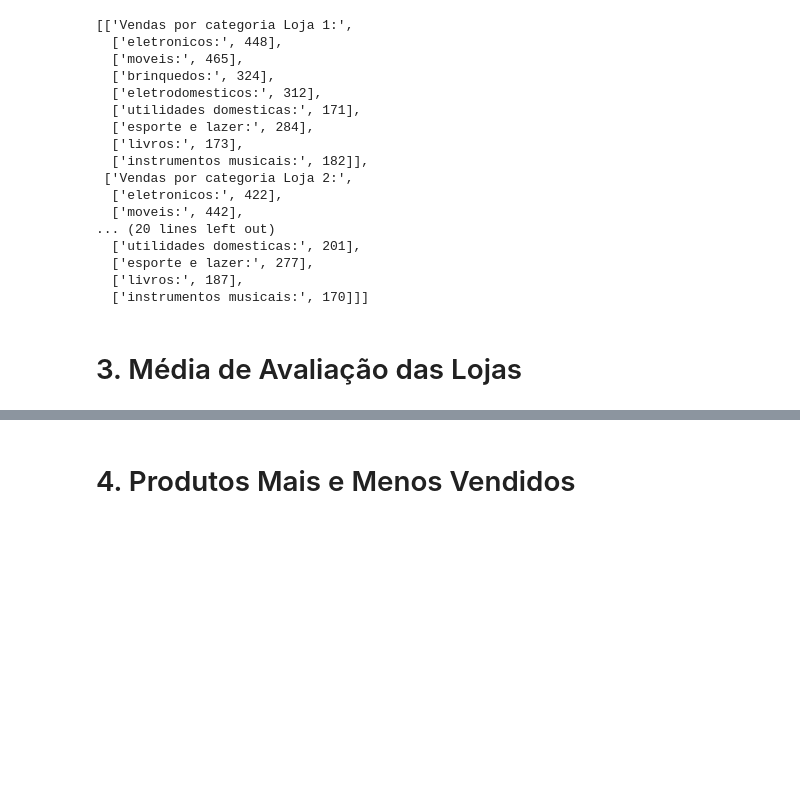
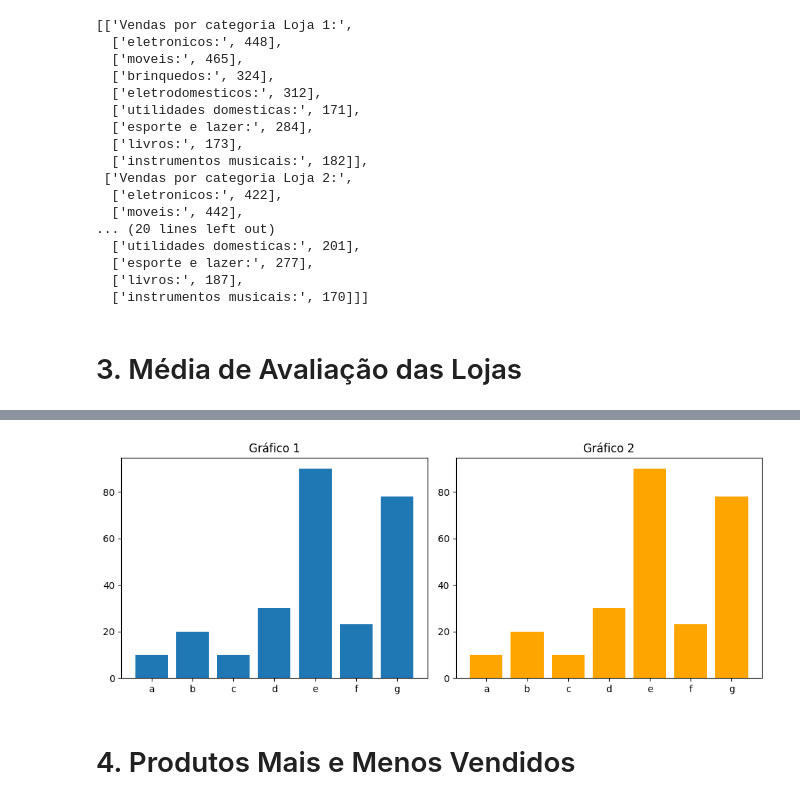
Before and after one commit to Megalonnix/ChallengeAluraStore, a Jupyter notebook: AluraStoreBr.ipynb, the cells around one changed output, grey strips where cells are left out. Cells and saved outputs as stored; diff of their text form; code cells hidden in the pictures; blank space fills up the shorter version.

Commit message:
Aprendendo a produzir gráfico de barras com mais de uma janela. (Construindo protótipo por enquanto).

```diff
--- a/AluraStoreBr.ipynb
+++ b/AluraStoreBr.ipynb
@@ -166,3 +194,24 @@ contagem_Global_Vendas_Por_Categoria
+# %%
+import matplotlib.pyplot as plt
+
+categorias = ['a','b','c','d','e','f','g']
+valores = [10,20,10,30,90,23,78]
+
+# Cria uma figura com 1 linha e 2 colunas de subplots
+fig, axs = plt.subplots(1, 2, figsize=(10, 4))  # figsize controla o tamanho da figura
+
+# Primeiro gráfico
+axs[0].bar(categorias, valores)
+axs[0].set_title('Gráfico 1')
+
+# Segundo gráfico (pode ser o mesmo ou diferente)
+axs[1].bar(categorias, valores, color='orange')
+axs[1].set_title('Gráfico 2')
+
+plt.tight_layout()  # Ajusta o layout para não sobrepor os gráficos
+plt.show()
+# %% [output]
+[figure, added]
 # %% [markdown]
 # 4. Produtos Mais e Menos Vendidos
 # %% [markdown]
```
Also changed, not shown: parts of 2 cells of this notebook.
